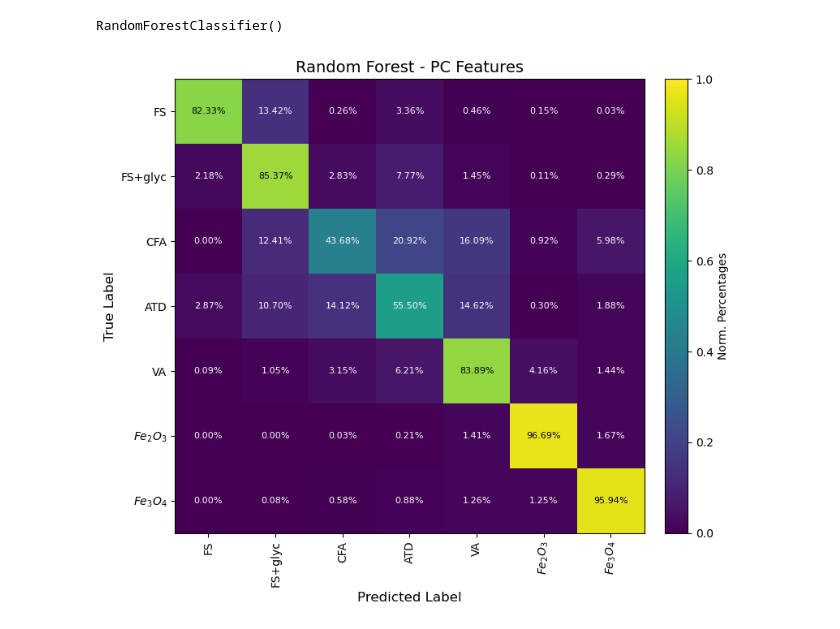
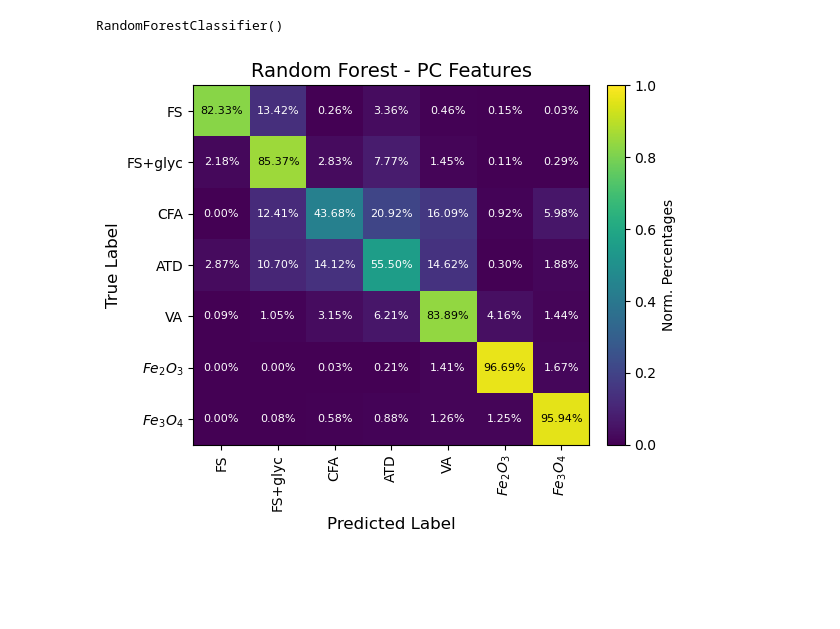
Before and after one commit to kdlamb/SP2-VAE, a Jupyter notebook: SP2_PCA.ipynb, the cells around one changed output. Saved outputs shown, nothing was run; the diff lists cells and outputs as text; code cells hidden in the pictures; blank space fills up the shorter version.

```diff
--- a/SP2_PCA.ipynb
+++ b/SP2_PCA.ipynb
@@ -198,21 +198,28 @@ pca_ch0.components_.shape
 (400, 400)
 # %%
 ## Plot components
-num_components_to_plot = 6
+num_components_to_plot = 5
 
 fig, axes = plt.subplots(2, num_components_to_plot,figsize=(15,6))
 
-for i in range(0,6):
+fs = 16
+for i in range(0,num_components_to_plot ):
     components = pca_ch0.components_[i,:]
     ax = axes[0,i]
     ax.plot(components)
-    ax.set_title(f'Ch. 0 - PC {i+1}')
+    ax.set_title(f'Ch. 0 - PC {i+1}',fontsize=fs)
+    ax.set_ylabel('Signal Amplitude', fontsize=fs-2)
+    ax.set_xlabel('Time', fontsize=fs-2)
+    ax.tick_params(axis='both', which='major', labelsize=fs-4)
 
-for i in range(0,6):
+for i in range(0,num_components_to_plot ):
     components = pca_ch1.components_[i,:]
     ax = axes[1,i]
     ax.plot(components)
-    ax.set_title(f'Ch. 1 - PC {i+1}')
+    ax.set_title(f'Ch. 1 - PC {i+1}',fontsize=fs)
+    ax.set_ylabel('Signal Amplitude', fontsize=fs-2)
+    ax.set_xlabel('Time', fontsize=fs-2)
+    ax.tick_params(axis='both', which='major', labelsize=fs-4)
 
 plt.tight_layout()
 plt.savefig("PC_Ch0Ch1.png")
@@ -533,33 +550,33 @@ RandomForestClassifier()
 # %%
 y_output = rf.predict(xval_all)
 # %%
-fig, ax = plt.subplots(figsize=(8, 7))
+fig, ax = plt.subplots(figsize=(6, 5))
 
 correlation_arr = confusion_matrix(y_output, Y_val, normalize='true')
-
+fs = 14
 im = ax.imshow(correlation_arr, aspect='auto', origin='upper',vmin=0,vmax=1,cmap="viridis")
-ax.set_title("Random Forest - PC Features", fontsize=14)
-ax.set_xlabel('Predicted Label', fontsize=12)
-ax.set_ylabel('True Label', fontsize=12)
+ax.set_title("Random Forest - PC Features", fontsize=fs)
+ax.set_xlabel('Predicted Label', fontsize=fs-2)
+ax.set_ylabel('True Label', fontsize=fs-2)
 
 ax.set_xticks(range(len(target_names)))
 ax.set_xticklabels(target_names, rotation=90)
 ax.set_yticks(range(len(target_names)))
 ax.set_yticklabels(target_names)
 # Colorbar
 cbar = fig.colorbar(im, ax=ax, fraction=0.046, pad=0.04)
-cbar.ax.tick_params(labelsize=10)
+cbar.ax.tick_params(labelsize=fs-4)
 cbar.set_label("Norm. Percentages")
 
 for i in range(correlation_arr.shape[0]):
     for j in range(correlation_arr.shape[0]):
         val = correlation_arr[i, j]
         text = "{:.2%}".format(val)
         if val>0.75:
-          ax.text(j, i, text, ha='center', va='center', fontsize=8,color='black')
+          ax.text(j, i, text, ha='center', va='center', fontsize=fs-6,color='black')
         else:
-          ax.text(j, i, text, ha='center', va='center', fontsize=8,color='white')
+          ax.text(j, i, text, ha='center', va='center', fontsize=fs-6,color='white')
 plt.tight_layout()
 plt.savefig('confusion_matrix_high_res_PCA.png', dpi=300)
 # %% [output]
-[figure, old version]
+[figure, new version]
```
Also changed, not shown: parts of 4 cells of this notebook, 1 other file.
